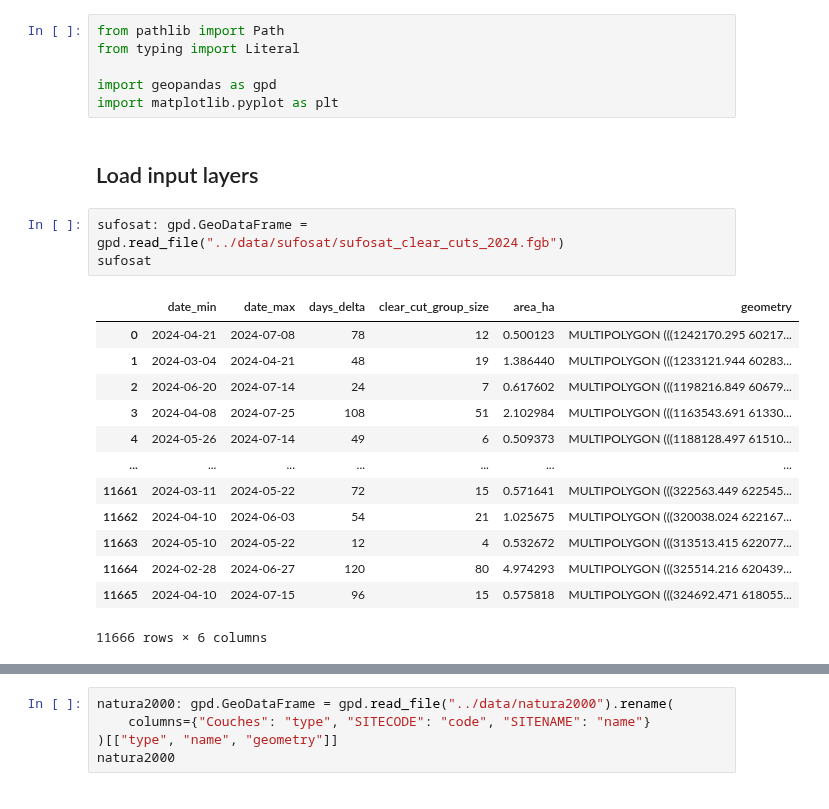
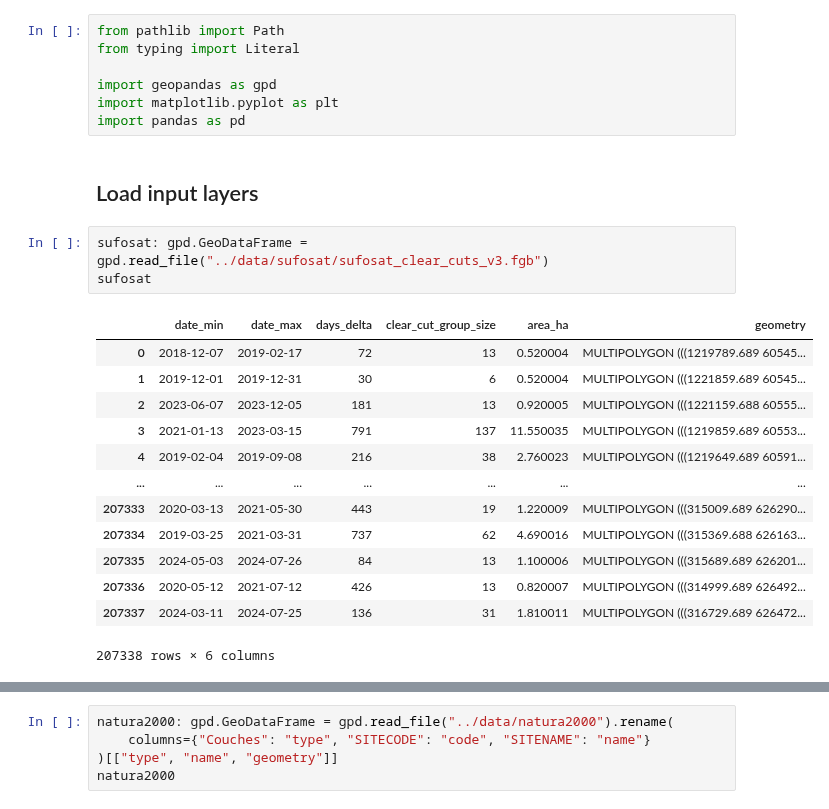
Before and after one commit to dataforgoodfr/13_brigade_coupes_rases, a Jupyter notebook: analytics/notebooks/stats_abusive_clear_cuts.ipynb, the cells around one changed output, grey strips where cells are left out. Saved outputs shown, nothing was run; the diff lists cells and outputs as text.

```diff
--- a/analytics/notebooks/stats_abusive_clear_cuts.ipynb
+++ b/analytics/notebooks/stats_abusive_clear_cuts.ipynb
@@ -4,22 +4,23 @@ from typing import Literal
 
 import geopandas as gpd
 import matplotlib.pyplot as plt
+import pandas as pd
 # %% [markdown]
 ## Load input layers
 # %%
-sufosat: gpd.GeoDataFrame = gpd.read_file("../data/sufosat/sufosat_clear_cuts_2024.fgb")
+sufosat: gpd.GeoDataFrame = gpd.read_file("../data/sufosat/sufosat_clear_cuts_v3.fgb")
 sufosat
 # %% [output]
 |  | date_min | date_max | days_delta | clear_cut_group_size | area_ha | geometry |
-| 0 | 2024-04-21 | 2024-07-08 | 78 | 12 | 0.500123 | MULTIPOLYGON (((1242170.295 60217... |
-| 1 | 2024-03-04 | 2024-04-21 | 48 | 19 | 1.386440 | MULTIPOLYGON (((1233121.944 60283... |
-| 2 | 2024-06-20 | 2024-07-14 | 24 | 7 | 0.617602 | MULTIPOLYGON (((1198216.849 60679... |
-| 3 | 2024-04-08 | 2024-07-25 | 108 | 51 | 2.102984 | MULTIPOLYGON (((1163543.691 61330... |
-| 4 | 2024-05-26 | 2024-07-14 | 49 | 6 | 0.509373 | MULTIPOLYGON (((1188128.497 61510... |
+| 0 | 2018-12-07 | 2019-02-17 | 72 | 13 | 0.520004 | MULTIPOLYGON (((1219789.689 60545... |
+| 1 | 2019-12-01 | 2019-12-31 | 30 | 6 | 0.520004 | MULTIPOLYGON (((1221859.689 60545... |
+| 2 | 2023-06-07 | 2023-12-05 | 181 | 13 | 0.920005 | MULTIPOLYGON (((1221159.688 60555... |
+| 3 | 2021-01-13 | 2023-03-15 | 791 | 137 | 11.550035 | MULTIPOLYGON (((1219859.689 60553... |
+| 4 | 2019-02-04 | 2019-09-08 | 216 | 38 | 2.760023 | MULTIPOLYGON (((1219649.689 60591... |
 | ... | ... | ... | ... | ... | ... | ... |
-| 11661 | 2024-03-11 | 2024-05-22 | 72 | 15 | 0.571641 | MULTIPOLYGON (((322563.449 622545... |
-| 11662 | 2024-04-10 | 2024-06-03 | 54 | 21 | 1.025675 | MULTIPOLYGON (((320038.024 622167... |
-| 11663 | 2024-05-10 | 2024-05-22 | 12 | 4 | 0.532672 | MULTIPOLYGON (((313513.415 622077... |
-| 11664 | 2024-02-28 | 2024-06-27 | 120 | 80 | 4.974293 | MULTIPOLYGON (((325514.216 620439... |
-| 11665 | 2024-04-10 | 2024-07-15 | 96 | 15 | 0.575818 | MULTIPOLYGON (((324692.471 618055... |
+| 207333 | 2020-03-13 | 2021-05-30 | 443 | 19 | 1.220009 | MULTIPOLYGON (((315009.689 626290... |
+| 207334 | 2019-03-25 | 2021-03-31 | 737 | 62 | 4.690016 | MULTIPOLYGON (((315369.688 626163... |
+| 207335 | 2024-05-03 | 2024-07-26 | 84 | 13 | 1.100006 | MULTIPOLYGON (((315689.689 626201... |
+| 207336 | 2020-05-12 | 2021-07-12 | 426 | 13 | 0.820007 | MULTIPOLYGON (((314999.689 626492... |
+| 207337 | 2024-03-11 | 2024-07-25 | 136 | 31 | 1.810011 | MULTIPOLYGON (((316729.689 626472... |
-11666 rows × 6 columns
+207338 rows × 6 columns
```
Also changed, not shown: parts of 17 cells of this notebook, 1 other file.
